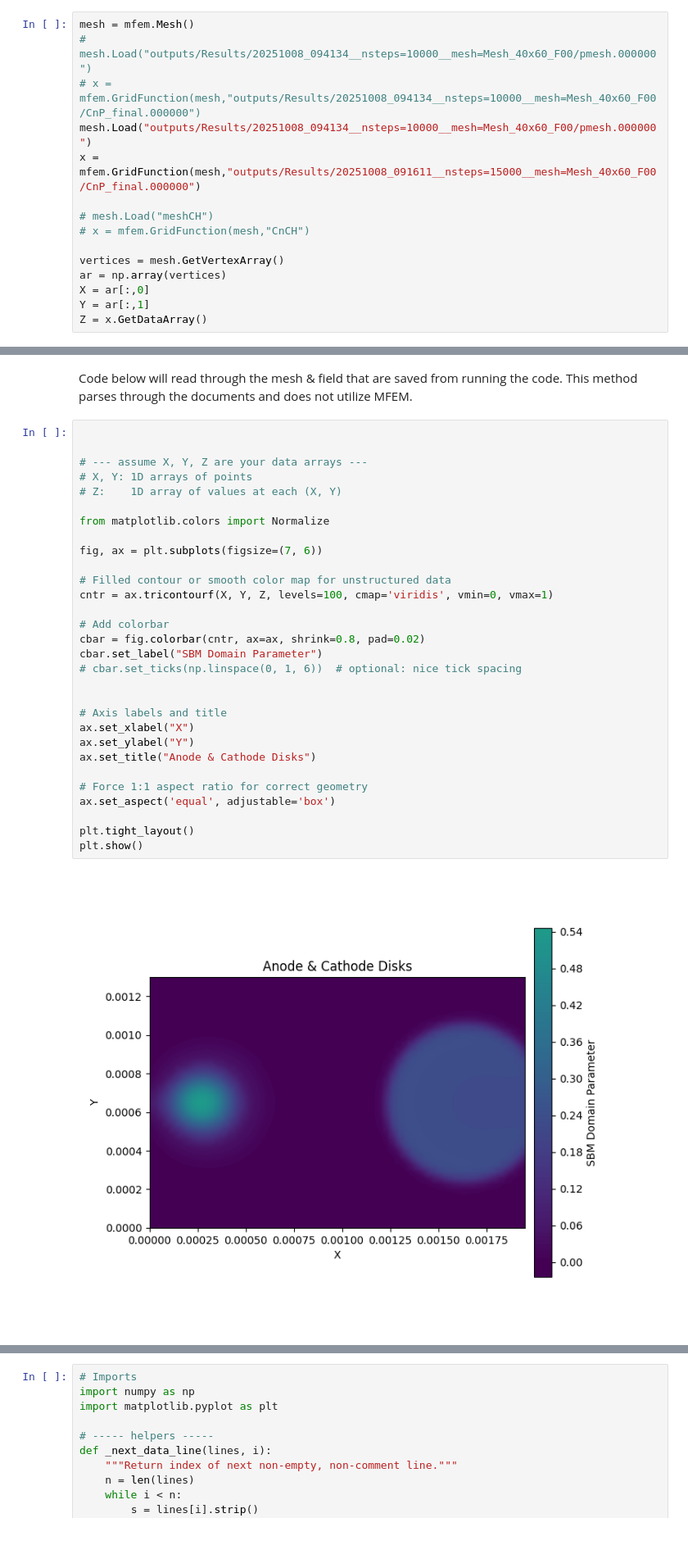
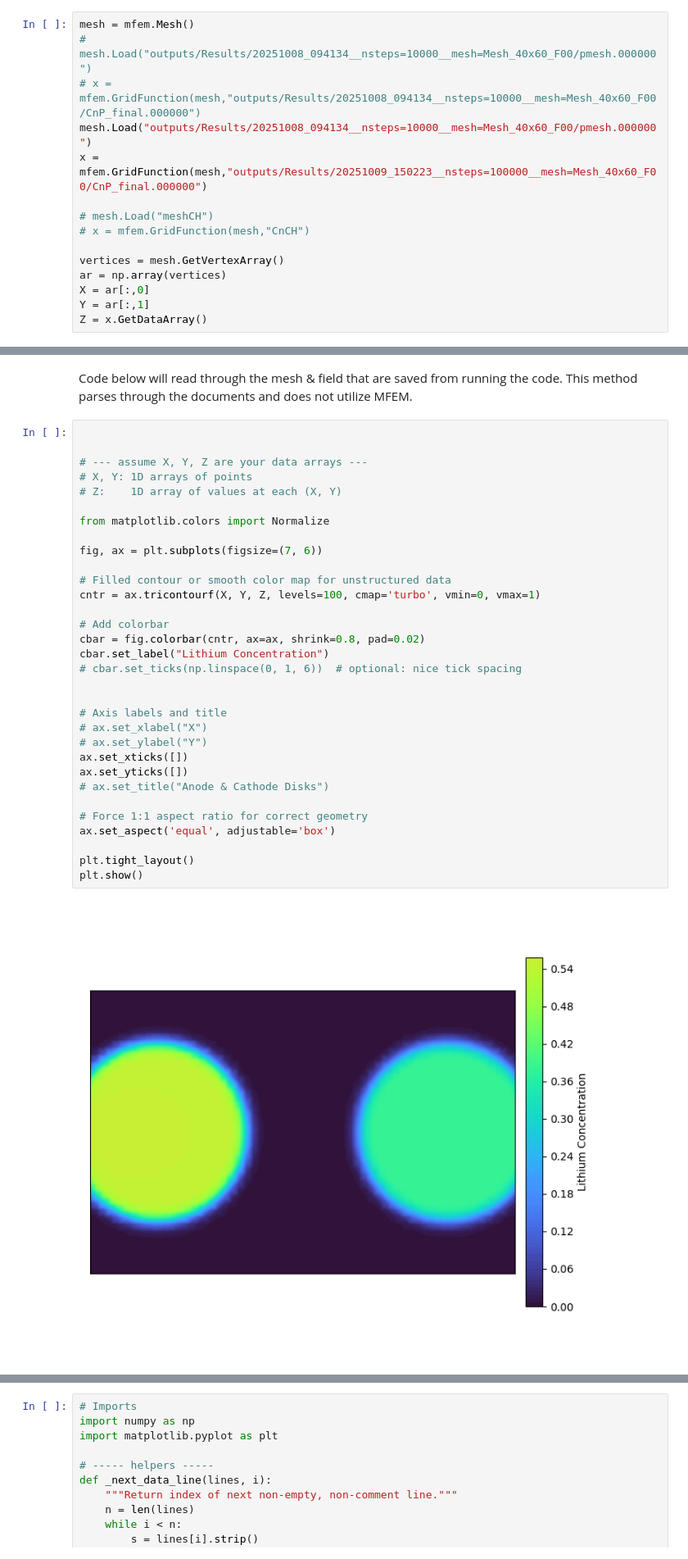
Before and after one commit to HCY-Group/BESFEM, a Jupyter notebook: BESFEM/mfem_plot.ipynb, the cells around one changed output, grey strips where cells are left out. Shown at 82% size. Saved outputs shown, nothing was run; the diff lists cells and outputs as text.

```diff
--- a/BESFEM/mfem_plot.ipynb
+++ b/BESFEM/mfem_plot.ipynb
@@ -23,7 +23,7 @@ mesh = mfem.Mesh()
 # mesh.Load("outputs/Results/20251008_094134__nsteps=10000__mesh=Mesh_40x60_F00/pmesh.000000")
 # x = mfem.GridFunction(mesh,"outputs/Results/20251008_094134__nsteps=10000__mesh=Mesh_40x60_F00/CnP_final.000000")
 mesh.Load("outputs/Results/20251008_094134__nsteps=10000__mesh=Mesh_40x60_F00/pmesh.000000")
-x = mfem.GridFunction(mesh,"outputs/Results/20251008_091611__nsteps=15000__mesh=Mesh_40x60_F00/CnP_final.000000")
+x = mfem.GridFunction(mesh,"outputs/Results/20251009_150223__nsteps=100000__mesh=Mesh_40x60_F00/CnP_final.000000")
 
 # mesh.Load("meshCH")
 # x = mfem.GridFunction(mesh,"CnCH")
@@ -88,32 +88,34 @@ This method parses through the documents and does not utilize MFEM.
 # %%
 
 
 # --- assume X, Y, Z are your data arrays ---
 # X, Y: 1D arrays of points
 # Z:    1D array of values at each (X, Y)
 
 from matplotlib.colors import Normalize
 
 fig, ax = plt.subplots(figsize=(7, 6))
 
 # Filled contour or smooth color map for unstructured data
-cntr = ax.tricontourf(X, Y, Z, levels=100, cmap='viridis', vmin=0, vmax=1)
+cntr = ax.tricontourf(X, Y, Z, levels=100, cmap='turbo', vmin=0, vmax=1)
 
 # Add colorbar
 cbar = fig.colorbar(cntr, ax=ax, shrink=0.8, pad=0.02)
-cbar.set_label("SBM Domain Parameter")
+cbar.set_label("Lithium Concentration")
 # cbar.set_ticks(np.linspace(0, 1, 6))  # optional: nice tick spacing
 
 
 # Axis labels and title
-ax.set_xlabel("X")
-ax.set_ylabel("Y")
-ax.set_title("Anode & Cathode Disks")
+# ax.set_xlabel("X")
+# ax.set_ylabel("Y")
+ax.set_xticks([])
+ax.set_yticks([])
+# ax.set_title("Anode & Cathode Disks")
 
 # Force 1:1 aspect ratio for correct geometry
 ax.set_aspect('equal', adjustable='box')
 
 plt.tight_layout()
 plt.show()
 # %% [output]
-[figure, old version]
+[figure, new version]
```
Also changed, not shown: parts of 2 cells of this notebook, 10 other files.
